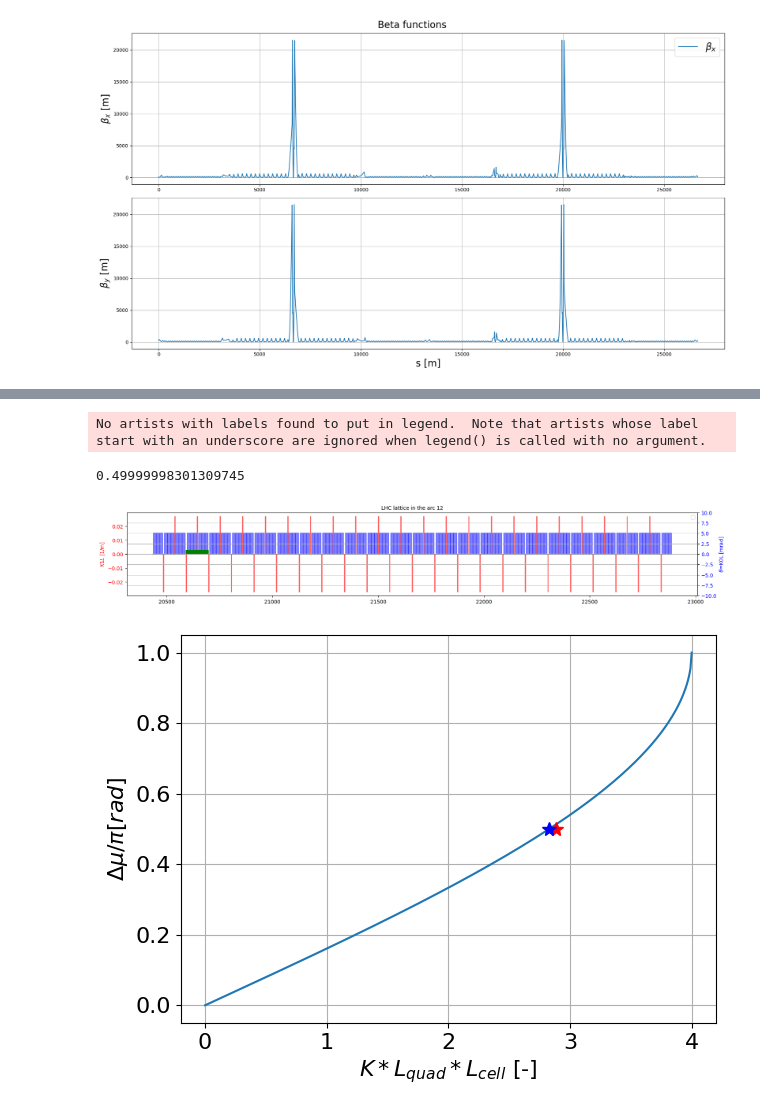
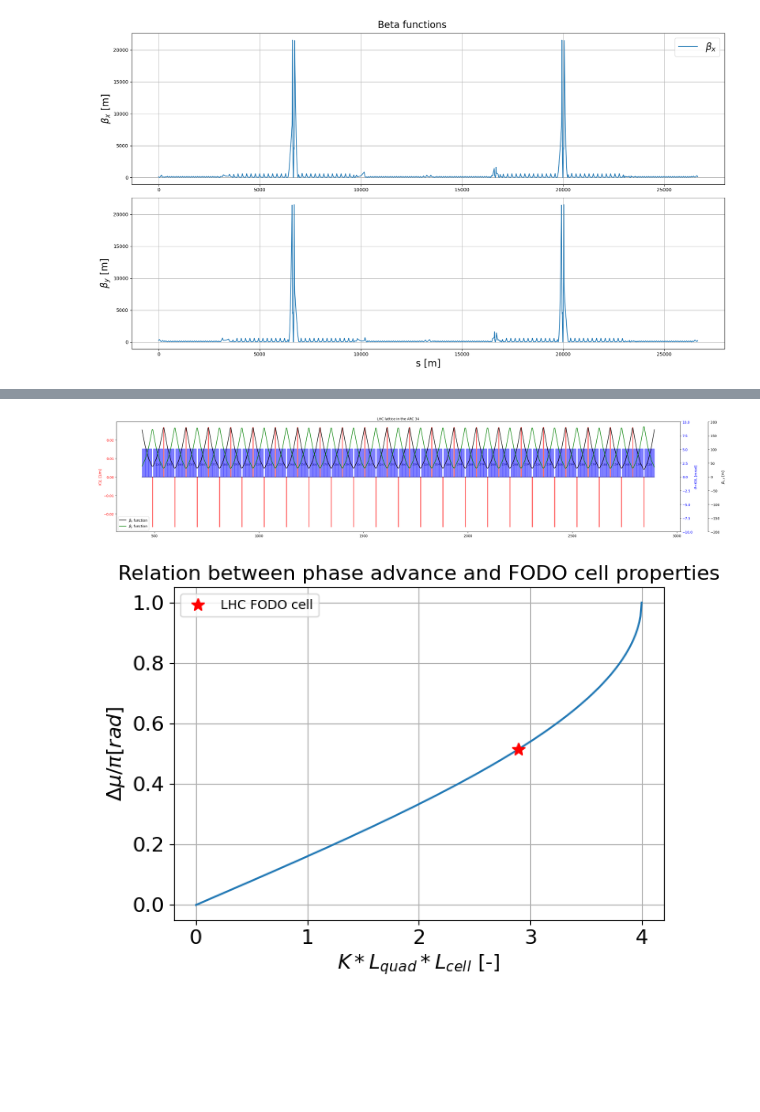
Before and after one commit to andreafornara/Tutorial, a Jupyter notebook: examples/003_thick_study.ipynb, the cells around one changed output, grey strips where cells are left out. Saved outputs shown, nothing was run; the diff lists cells and outputs as text; code cells hidden in the pictures; blank space fills up the shorter version.

```diff
--- a/examples/003_thick_study.ipynb
+++ b/examples/003_thick_study.ipynb
@@ -60,72 +60,89 @@ def plotLatticeSeries(ax, twiss, element_name, series, height=1., v_offset=0., c
 my_dict = collider.lhcb1.to_dict()
 # %%
 # twiss_b1[:, ['s.arc.34.b1', 'e.arc.34.b1']]
-fig = plt.figure(figsize=(20,10))
+fig = plt.figure(figsize=(30,20))
 
 # set up subplot grid
 #gridspec.GridSpec(3,3)
 fontsize = 10
 ax1 = plt.subplot2grid((3,3), (0,0), colspan=3, rowspan=1)
-plt.plot(twiss_b1.rows['s.arc.12.b1':'e.arc.12.b1', ]['s'],0*twiss_b1.rows['s.arc.12.b1':'e.arc.12.b1', ]['s'],'k')
+plt.plot(twiss_b1.rows['s.arc.34.b1':'e.arc.34.b1', ]['s'],0*twiss_b1.rows['s.arc.34.b1':'e.arc.34.b1', ]['s'],'k')
 # plt.plot(twiss_b1.rows['s.arc.34.b1':'e.arc.34.b1', ]['s'][0:300],twiss_b1.rows['s.arc.34.b1':'e.arc.34.b1', ]['x'][0:300]*1e4,'green',label='x')
 
 
-for ii in (twiss_b1.rows['s.arc.12.b1':'e.arc.12.b1', ]['name']):
+for ii in (twiss_b1.rows['s.arc.34.b1':'e.arc.34.b1', ]['name']):
     if((ii.startswith('mq.')) and ii.endswith('b1')):
-
         aux =my_dict['elements'][ii]
         k1l = my_dict['elements'][ii]['k1']*my_dict['elements'][ii]['length']
-        print(ii, k1l)
         plotLatticeSeries(plt.gca(),twiss_b1, ii, aux, height=k1l, v_offset=k1l/2, color='red')
-        if(ii == 'mq.14r3.b1'):
-             break
+        # add a label for each quadrupole on top of it with its name
+        name = ' '+ii.split('.')[1]+' '
+        plt.gca().text(twiss_b1['s', ii]+28.6, np.abs(k1l)/4, name, fontsize=7, horizontalalignment='center', verticalalignment='center')
+
 ax1.set_ylabel(r'$K1L$ [1/m]', color='red')  # we already handled the x-label with ax1
 ax1.tick_params(axis='y', labelcolor='red')
 
-FODO_cell_length = twiss_b1['s','mq.14r1.b1']-twiss_b1['s','mq.12r1.b1']
-fodo_cell = patches.Rectangle(( twiss_b1['s','mq.14r1.b1'], 0),
-                              FODO_cell_length, 1, linewidth=1, edgecolor='green', facecolor='green')
+FODO_cell_length = twiss_b1['s','mq.28l2.b1']-twiss_b1['s','mq.30l2.b1']
+# fodo_cell = patches.Rectangle(( twiss_b1['s','mq.14r1.b1'], 0),
+#                               FODO_cell_length, 1, linewidth=1, edgecolor='green', facecolor='green', alpha=0.5)
 
 #ax1.set_xlim(twiss_b1.rows['s.arc.34.b1':'e.arc.34.b1', ]['s'][0],600)
 
 ax2 = ax1.twinx()
 ax2.set_ylim(-10,10)
-for ii in (twiss_b1.rows['s.arc.12.b1':'e.arc.12.b1', ]['name']):
+for ii in (twiss_b1.rows['s.arc.34.b1':'e.arc.34.b1', ]['name']):
     if((ii.startswith('mb.')) and ii.endswith('b1')):
         # print(ii)
         aux =my_dict['elements'][ii]
         kl = my_dict['elements'][ii]['k0']*my_dict['elements'][ii]['length']
+        # retrieve only the part of the name between the dots
         plotLatticeSeries(plt.gca(),twiss_b1, ii, aux, height=kl*1000, v_offset=kl/2*1000, color='blue')
         # if(ii == 'mb.c15r3.b1'):
         #     break
 
-plt.gca().add_patch(fodo_cell)
+# plt.gca().add_patch(fodo_cell)
+# add a label for the FODO cell
+
+
 color = 'blue'
 ax2.set_ylabel(r'$\theta$=K0L [mrad]', color=color)  # we already handled the x-label with ax1
 ax2.tick_params(axis='y', labelcolor=color)
-plt.title('LHC lattice in the arc 12', fontsize = fontsize)
+
+#add an axvline at the start of the FODO cell
+#plt.gca().axvline(twiss_b1['s','mq.34r4.b1'], color='green', alpha = 0.4, label='FODO cell')
+
+plt.title('LHC lattice in the ARC 34', fontsize = fontsize)
 plt.xlabel('s [m]', fontsize = fontsize)
+color = 'k'
+ax3 = ax1.twinx()
+ax3.set_ylim(-200,200)
+ax3.spines.right.set_position(("axes", 1.05))
+plt.gca().plot(twiss_b1.rows['s.arc.34.b1':'e.arc.34.b1', ]['s'],
+               twiss_b1.rows['s.arc.34.b1':'e.arc.34.b1', ]['betx'],'k',label=r'$\beta_{x}$ function')
+plt.gca().plot(twiss_b1.rows['s.arc.34.b1':'e.arc.34.b1', ]['s'],
+               twiss_b1.rows['s.arc.34.b1':'e.arc.34.b1', ]['bety'],'green',label=r'$\beta_{y}$ function')
+
+ax3.set_ylabel(r'$\beta_{x,y}$ [m]', color=color)  # we already handled the x-label with ax1
+ax3.tick_params(axis='y', labelcolor=color)
 plt.legend(fontsize = fontsize)
-plt.grid()
-
 #%%
 
 x= np.arange(0,4.01,0.01)
 y=2*np.arcsin(x/4)/np.pi
+FODO_cell_length = twiss_b1['s','mq.28l2.b1']-twiss_b1['s','mq.30l2.b1']
+LHCFODO = np.abs(k1l)*FODO_cell_length
+y_LHC = 2*np.arcsin(LHCFODO/4)/np.pi
 fig, ax1 = plt.subplots()
 ax1.plot(x,y,'-')
 ax1.set_ylabel("$\Delta \mu / \pi [rad]$", fontsize=16)
 ax1.set_xlabel("$K*L_{quad}*L_{cell}$ [-]", fontsize=16)
 ax1.grid()
 ax1.tick_params(axis='both', labelsize=16)
-phase_advance = np.abs((twiss_b1['mux','mq.31r1.b1']-twiss_b1['mux','mq.33l2.b1']))
-print(phase_advance)
-LHCFODO = np.abs(k1l)*FODO_cell_length
-#plot a star at x = LHCFODO, y = np.pi/2
-ax1.plot(LHCFODO, phase_advance, '*', markersize=10, color='red')
+phase_advance = np.abs((twiss_b1['mux','mq.30l2.b1']-twiss_b1['mux','mq.28l2.b1']))
+ax1.plot(LHCFODO, y_LHC, '*', markersize=10, color='red', label='LHC FODO cell')
 #find the point corresponding to y = 0.4
-x0 = 4*np.sin(phase_advance*np.pi/2)
-ax1.plot(x0, phase_advance, '*', markersize=10, color='blue')
+ax1.set_title('Relation between phase advance and FODO cell properties', fontsize=16)
+ax1.legend(fontsize=10)
 
 
 plt.tight_layout()
@@ -150,4 +150,2 @@ mq.12l2.b1 -0.026984740997240002
-No artists with labels found to put in legend.  Note that artists whose label start with an underscore are ignored when legend() is called with no argument.
-0.49999998301309745
-[figure, old version]
+[figure, new version]
-[figure, old version]
+[figure, new version]
```
Also changed, not shown: parts of 1 cell of this notebook, 4 other files.
